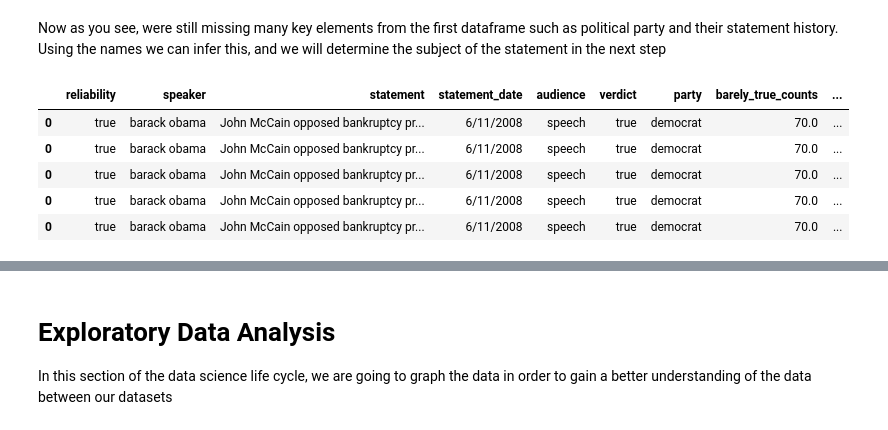
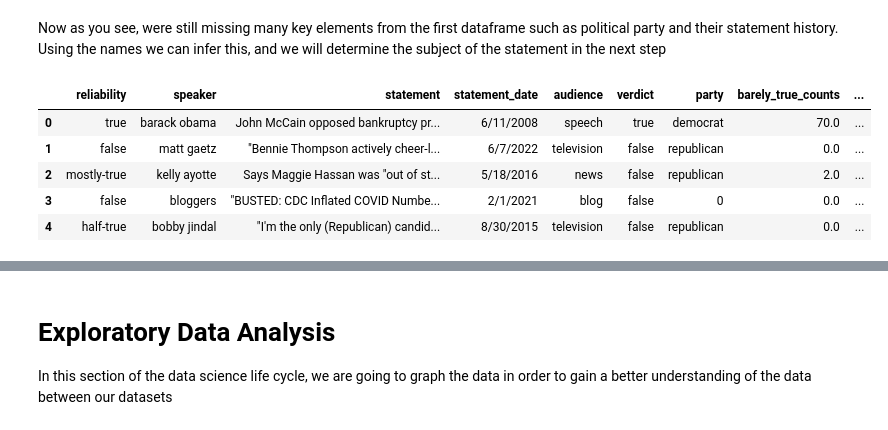
Before and after one commit to namanNagelia/cmsc320_finalProject, a Jupyter notebook: project.ipynb, the cells around one changed output, grey strips where cells are left out. Drawn from its saved outputs; the diff is of its cells as text; code cells hidden in the pictures.

```diff
--- a/project.ipynb
+++ b/project.ipynb
@@ -113,13 +133,15 @@ Now as you see, were still missing many key elements from the first dataframe su
 # %%
 speaker_to_party = statements[['speaker', 'party']].drop_duplicates().set_index('speaker')['party'].to_dict()
 statements2['party'] = statements2['speaker'].map(speaker_to_party)
 counts_columns = ['barely_true_counts', 'false_counts', 'half_true_counts', 'mostly_true_counts', 'pants_fire_counts']
 statements2 = statements2.join(statements.set_index('speaker')[counts_columns], on='speaker')
+statements2.fillna(0, inplace=True)  # Replace NaN values with 0
+statements2.drop_duplicates(inplace=True)
 statements2.head()
 # %% [output]
 |  | reliability | speaker | statement | statement_date | audience | verdict | party | barely_true_counts | ... |
 | 0 | true | barack obama | John McCain opposed bankruptcy pr... | 6/11/2008 | speech | true | democrat | 70.0 | ... |
-| 0 | true | barack obama | John McCain opposed bankruptcy pr... | 6/11/2008 | speech | true | democrat | 70.0 | ... |
-| 0 | true | barack obama | John McCain opposed bankruptcy pr... | 6/11/2008 | speech | true | democrat | 70.0 | ... |
-| 0 | true | barack obama | John McCain opposed bankruptcy pr... | 6/11/2008 | speech | true | democrat | 70.0 | ... |
-| 0 | true | barack obama | John McCain opposed bankruptcy pr... | 6/11/2008 | speech | true | democrat | 70.0 | ... |
+| 1 | false | matt gaetz | "Bennie Thompson actively cheer-l... | 6/7/2022 | television | false | republican | 0.0 | ... |
+| 2 | mostly-true | kelly ayotte | Says Maggie Hassan was "out of st... | 5/18/2016 | news | false | republican | 2.0 | ... |
+| 3 | false | bloggers | "BUSTED: CDC Inflated COVID Numbe... | 2/1/2021 | blog | false | 0 | 0.0 | ... |
+| 4 | half-true | bobby jindal | "I'm the only (Republican) candid... | 8/30/2015 | television | false | republican | 0.0 | ... |
```
Also changed, not shown: parts of 7 cells of this notebook.
